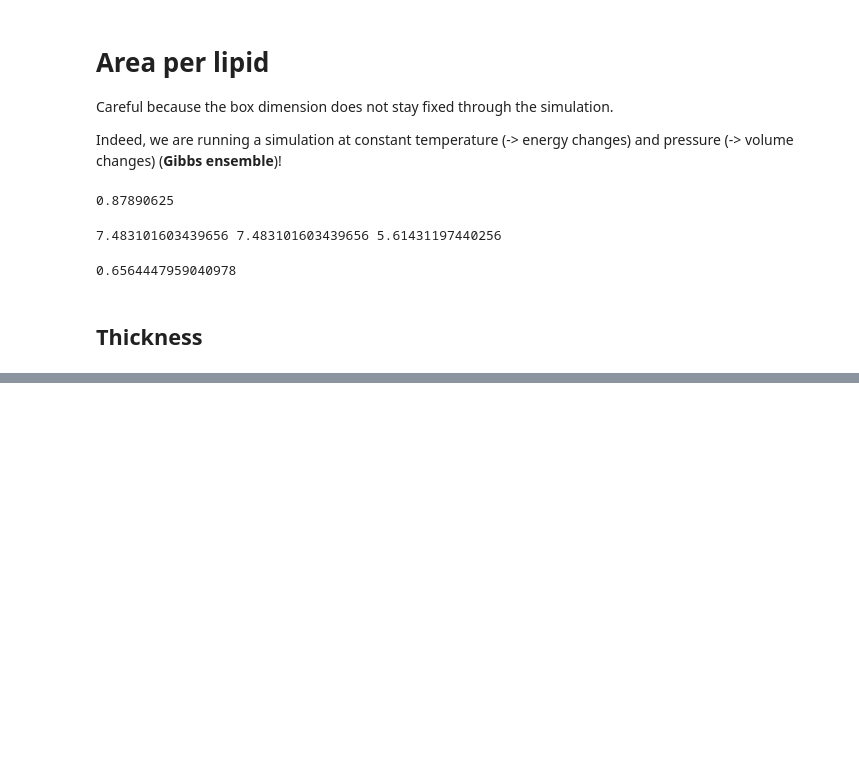
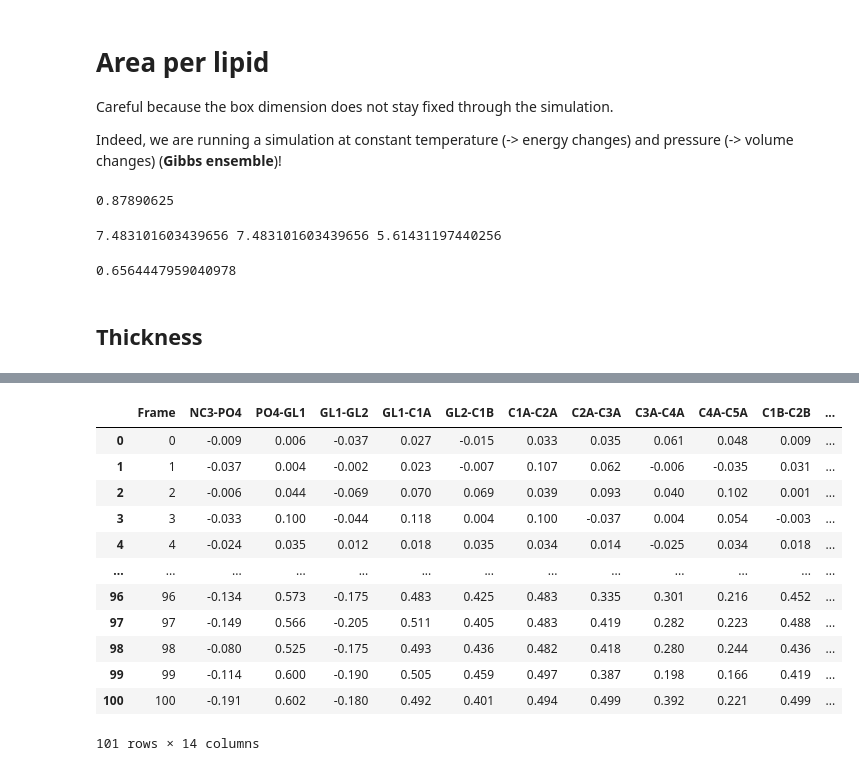
Before and after one commit to miriamzara/Biological_Datasets, a Jupyter notebook: Versuch13/analysis.ipynb, the cells around one changed output, grey strips where cells are left out. Drawn from its saved outputs; the diff is of its cells as text; code cells hidden in the pictures; blank space fills up the shorter version.

```diff
--- a/Versuch13/analysis.ipynb
+++ b/Versuch13/analysis.ipynb
@@ -99,0 +157,24 @@ print(true_area_per_lipid)
+# %%
+colnames = ["Frame", "NC3-PO4", "PO4-GL1", "GL1-GL2", "GL1-C1A", "GL2-C1B",
+            "C1A-C2A", "C2A-C3A", "C3A-C4A", "C4A-C5A",
+            "C1B-C2B", "C2B-C3B", "C3B-C4B", "C4B-C5B"]
+
+df = pd.read_csv("order.dat", skiprows=1, sep = "  ", names=colnames)
+
+df = df[0:101]
+
+df
+# %% [output]
+|  | Frame | NC3-PO4 | PO4-GL1 | GL1-GL2 | GL1-C1A | GL2-C1B | C1A-C2A | C2A-C3A | C3A-C4A | C4A-C5A | C1B-C2B | ... |
+| 0 | 0 | -0.009 | 0.006 | -0.037 | 0.027 | -0.015 | 0.033 | 0.035 | 0.061 | 0.048 | 0.009 | ... |
+| 1 | 1 | -0.037 | 0.004 | -0.002 | 0.023 | -0.007 | 0.107 | 0.062 | -0.006 | -0.035 | 0.031 | ... |
+| 2 | 2 | -0.006 | 0.044 | -0.069 | 0.070 | 0.069 | 0.039 | 0.093 | 0.040 | 0.102 | 0.001 | ... |
+| 3 | 3 | -0.033 | 0.100 | -0.044 | 0.118 | 0.004 | 0.100 | -0.037 | 0.004 | 0.054 | -0.003 | ... |
+| 4 | 4 | -0.024 | 0.035 | 0.012 | 0.018 | 0.035 | 0.034 | 0.014 | -0.025 | 0.034 | 0.018 | ... |
+| ... | ... | ... | ... | ... | ... | ... | ... | ... | ... | ... | ... | ... |
+| 96 | 96 | -0.134 | 0.573 | -0.175 | 0.483 | 0.425 | 0.483 | 0.335 | 0.301 | 0.216 | 0.452 | ... |
+| 97 | 97 | -0.149 | 0.566 | -0.205 | 0.511 | 0.405 | 0.483 | 0.419 | 0.282 | 0.223 | 0.488 | ... |
+| 98 | 98 | -0.080 | 0.525 | -0.175 | 0.493 | 0.436 | 0.482 | 0.418 | 0.280 | 0.244 | 0.436 | ... |
+| 99 | 99 | -0.114 | 0.600 | -0.190 | 0.505 | 0.459 | 0.497 | 0.387 | 0.198 | 0.166 | 0.419 | ... |
+| 100 | 100 | -0.191 | 0.602 | -0.180 | 0.492 | 0.401 | 0.494 | 0.499 | 0.392 | 0.221 | 0.499 | ... |
+101 rows × 14 columns
```
Also changed, not shown: parts of 6 cells of this notebook, 24 other files.
